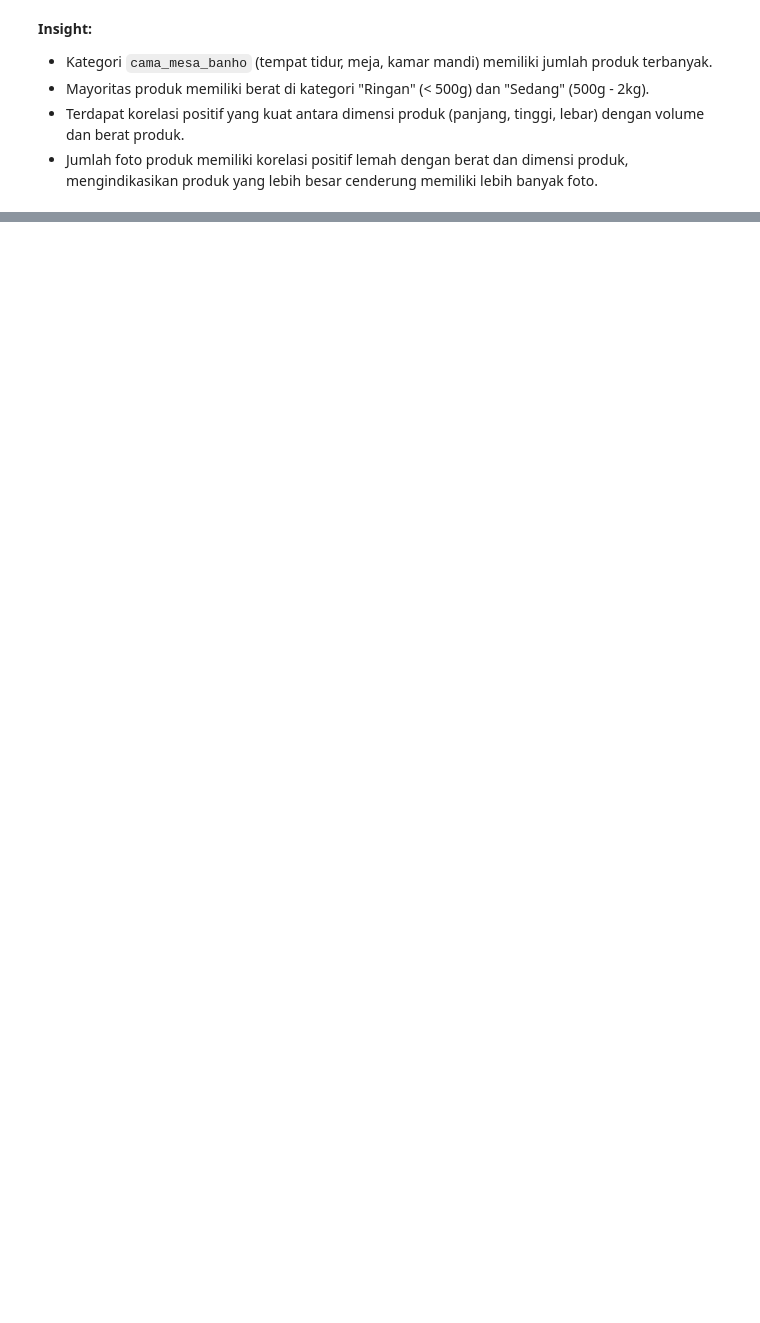
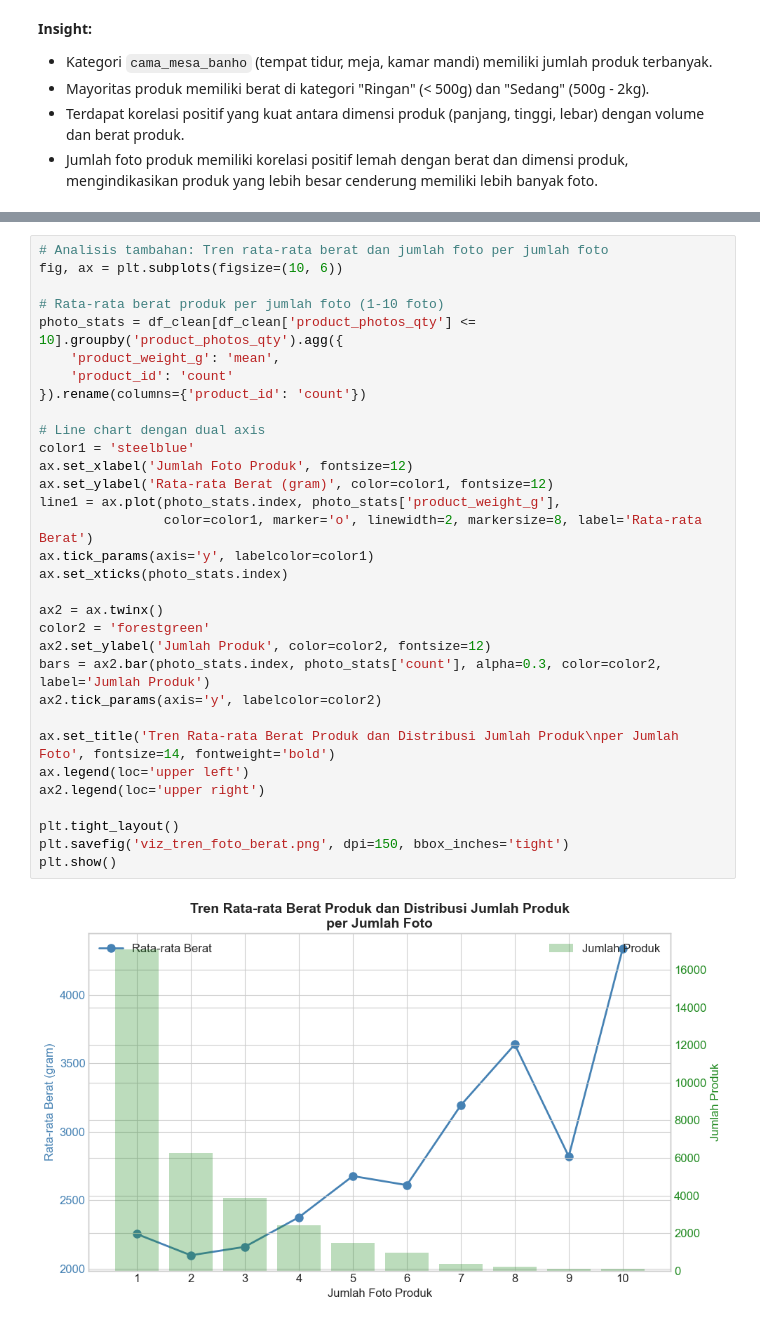
Before and after one commit to 2200018178-FIRIZKI/Analisis-Data-products-dataset, a Jupyter notebook: Copy_of_Proyek_Analisis_Data.ipynb, the cells around one changed output, grey strips where cells are left out. Drawn from its saved outputs; the diff is of its cells as text; blank space fills up the shorter version.

```diff
--- a/Copy_of_Proyek_Analisis_Data.ipynb
+++ b/Copy_of_Proyek_Analisis_Data.ipynb
@@ -466,0 +538,34 @@ Korelasi Jumlah Foto dengan:
+# %%
+# Analisis tambahan: Tren rata-rata berat dan jumlah foto per jumlah foto
+fig, ax = plt.subplots(figsize=(10, 6))
+
+# Rata-rata berat produk per jumlah foto (1-10 foto)
+photo_stats = df_clean[df_clean['product_photos_qty'] <= 10].groupby('product_photos_qty').agg({
+    'product_weight_g': 'mean',
+    'product_id': 'count'
+}).rename(columns={'product_id': 'count'})
+
+# Line chart dengan dual axis
+color1 = 'steelblue'
+ax.set_xlabel('Jumlah Foto Produk', fontsize=12)
+ax.set_ylabel('Rata-rata Berat (gram)', color=color1, fontsize=12)
+line1 = ax.plot(photo_stats.index, photo_stats['product_weight_g'],
+                color=color1, marker='o', linewidth=2, markersize=8, label='Rata-rata Berat')
+ax.tick_params(axis='y', labelcolor=color1)
+ax.set_xticks(photo_stats.index)
+
+ax2 = ax.twinx()
+color2 = 'forestgreen'
+ax2.set_ylabel('Jumlah Produk', color=color2, fontsize=12)
+bars = ax2.bar(photo_stats.index, photo_stats['count'], alpha=0.3, color=color2, label='Jumlah Produk')
+ax2.tick_params(axis='y', labelcolor=color2)
+
+ax.set_title('Tren Rata-rata Berat Produk dan Distribusi Jumlah Produk\nper Jumlah Foto', fontsize=14, fontweight='bold')
+ax.legend(loc='upper left')
+ax2.legend(loc='upper right')
+
+plt.tight_layout()
+plt.savefig('viz_tren_foto_berat.png', dpi=150, bbox_inches='tight')
+plt.show()
+# %% [output]
+[figure, added]
```
Also changed, not shown: parts of 67 cells of this notebook, 12 other files.
